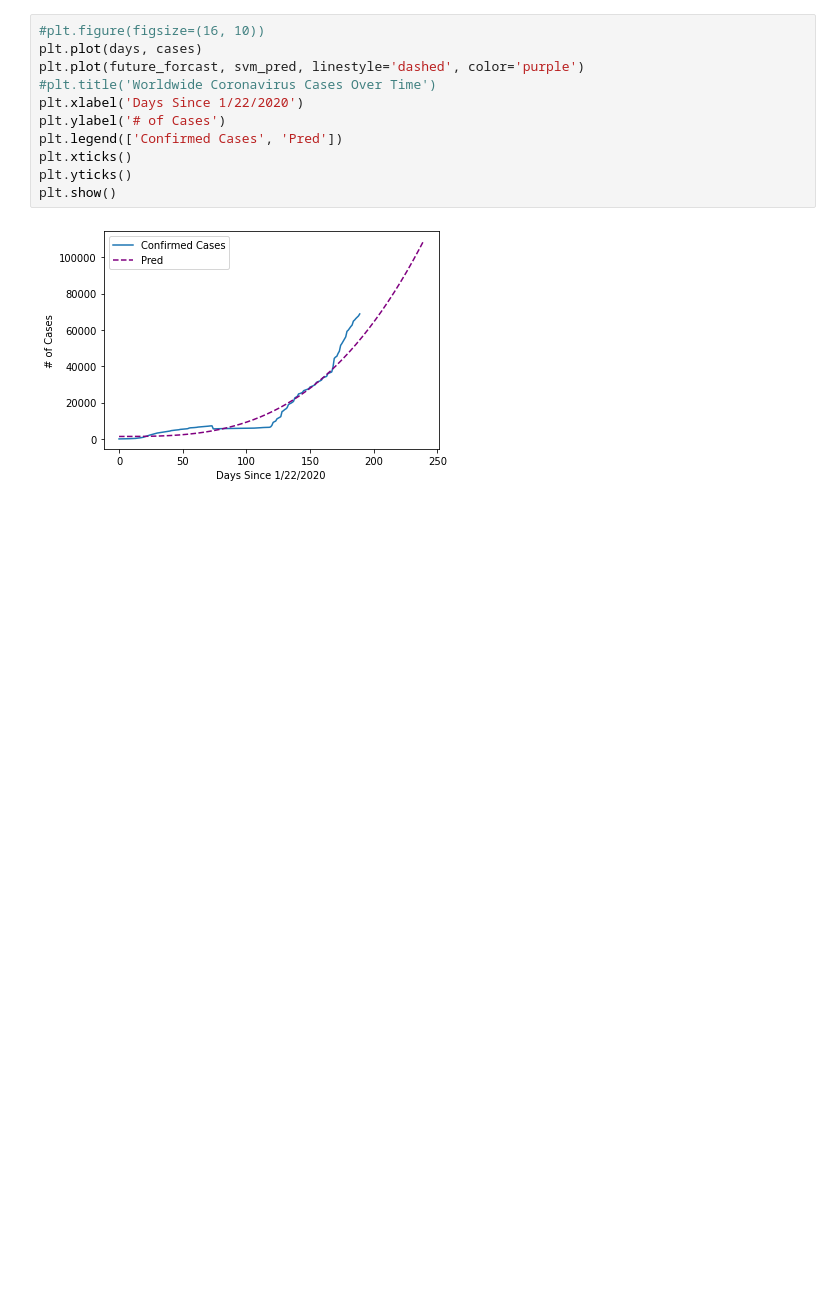
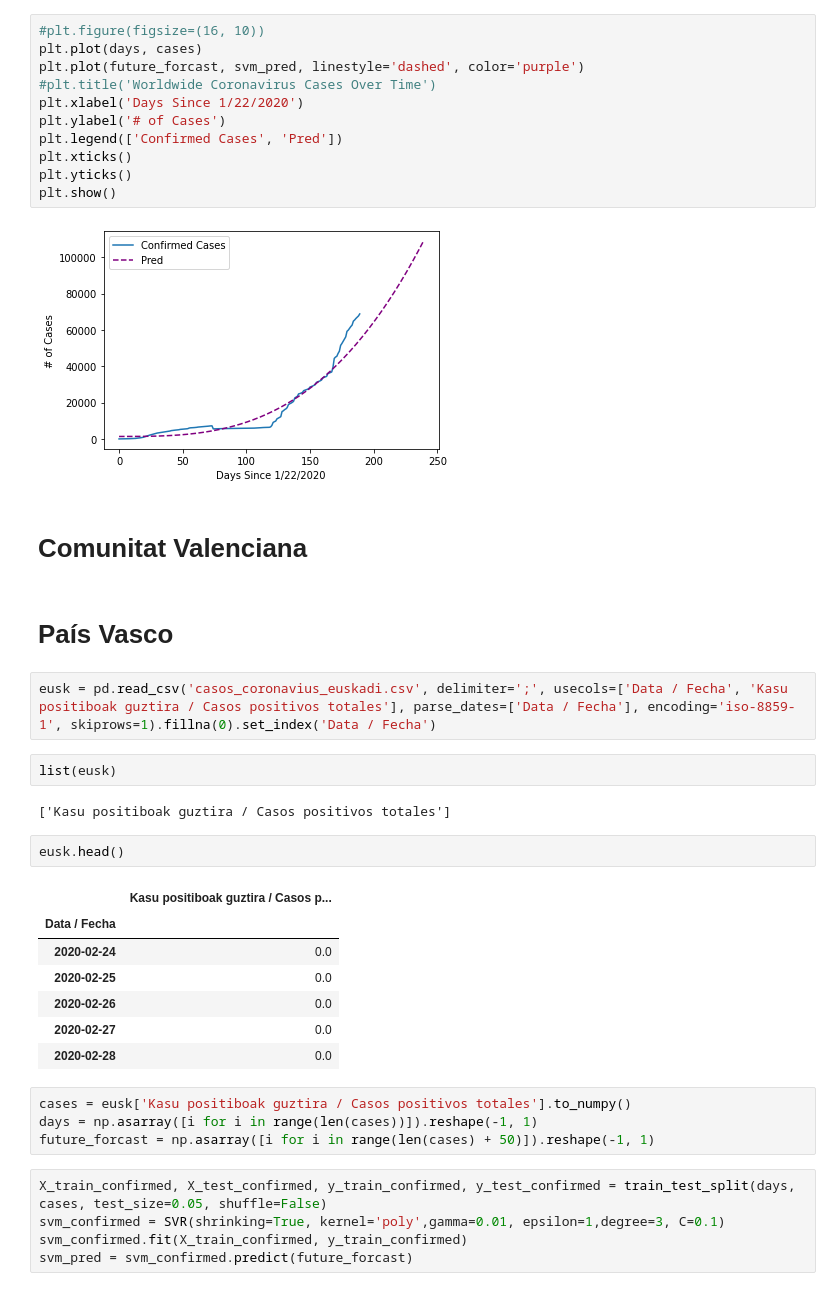
Before and after one commit to pablogs98/Next-Level_Hackathon2020, a Jupyter notebook: cases_prediction.ipynb, the cells around one changed output. Cells and saved outputs as stored; diff of their text form; blank space fills up the shorter version.

```diff
--- a/cases_prediction.ipynb
+++ b/cases_prediction.ipynb
@@ -117,3 +117,32 @@ plt.yticks()
 plt.show()
 # %% [output]
 [figure]
+# %% [markdown]
+# Comunitat Valenciana
+# %% [markdown]
+# País Vasco
+# %%
+eusk = pd.read_csv('casos_coronavius_euskadi.csv', delimiter=';', usecols=['Data / Fecha', 'Kasu positiboak guztira / Casos positivos totales'], parse_dates=['Data / Fecha'], encoding='iso-8859-1', skiprows=1).fillna(0).set_index('Data / Fecha')
+# %%
+list(eusk)
+# %% [output]
+['Kasu positiboak guztira / Casos positivos totales']
+# %%
+eusk.head()
+# %% [output]
+|  | Kasu positiboak guztira / Casos p... |
+| Data / Fecha |  |
+| 2020-02-24 | 0.0 |
+| 2020-02-25 | 0.0 |
+| 2020-02-26 | 0.0 |
+| 2020-02-27 | 0.0 |
+| 2020-02-28 | 0.0 |
+# %%
+cases = eusk['Kasu positiboak guztira / Casos positivos totales'].to_numpy()
+days = np.asarray([i for i in range(len(cases))]).reshape(-1, 1)
+future_forcast = np.asarray([i for i in range(len(cases) + 50)]).reshape(-1, 1)
+# %%
+X_train_confirmed, X_test_confirmed, y_train_confirmed, y_test_confirmed = train_test_split(days, cases, test_size=0.05, shuffle=False)
+svm_confirmed = SVR(shrinking=True, kernel='poly',gamma=0.01, epsilon=1,degree=3, C=0.1)
+svm_confirmed.fit(X_train_confirmed, y_train_confirmed)
+svm_pred = svm_confirmed.predict(future_forcast)
```
Also changed, not shown: parts of 4 cells of this notebook, 1 other file.
